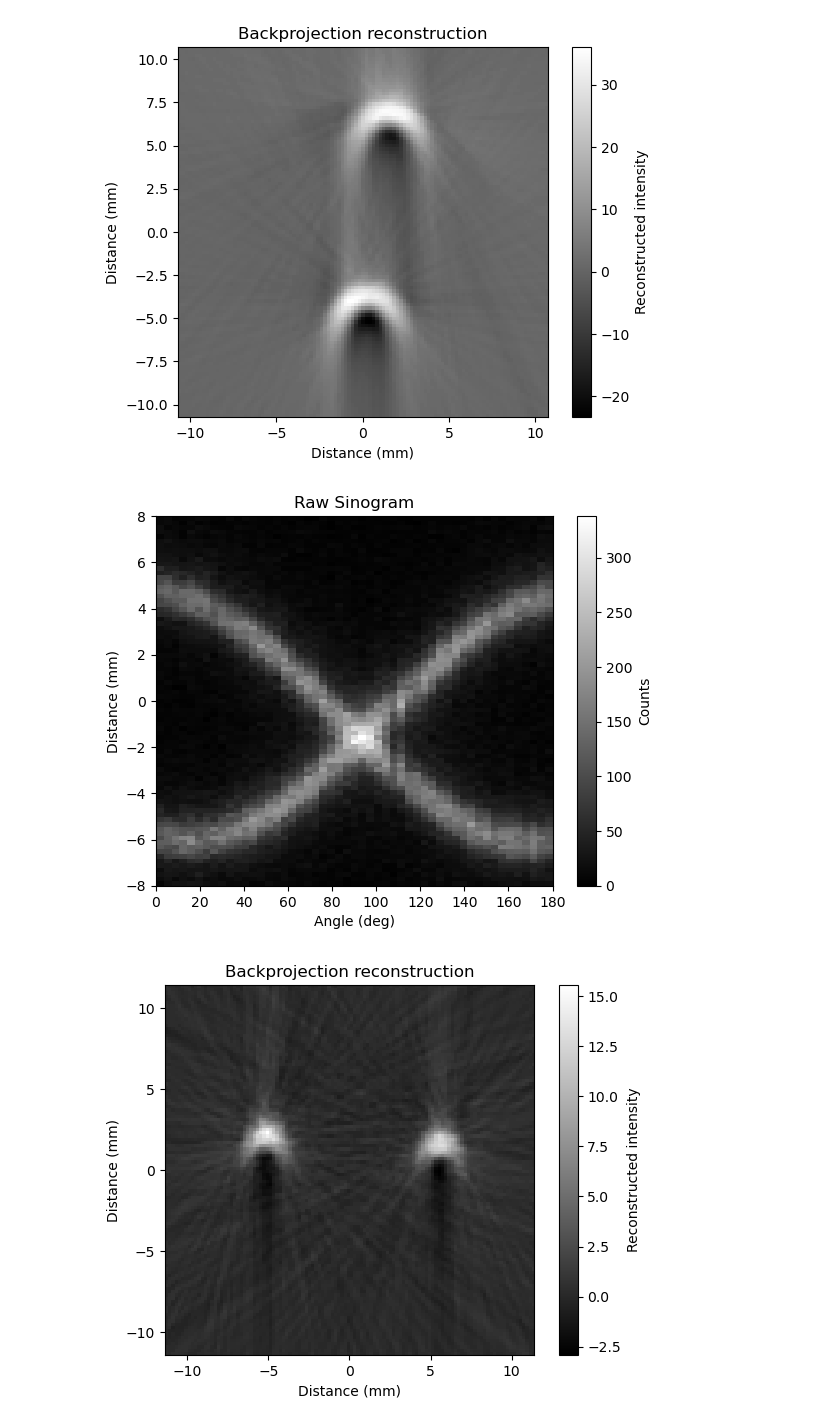
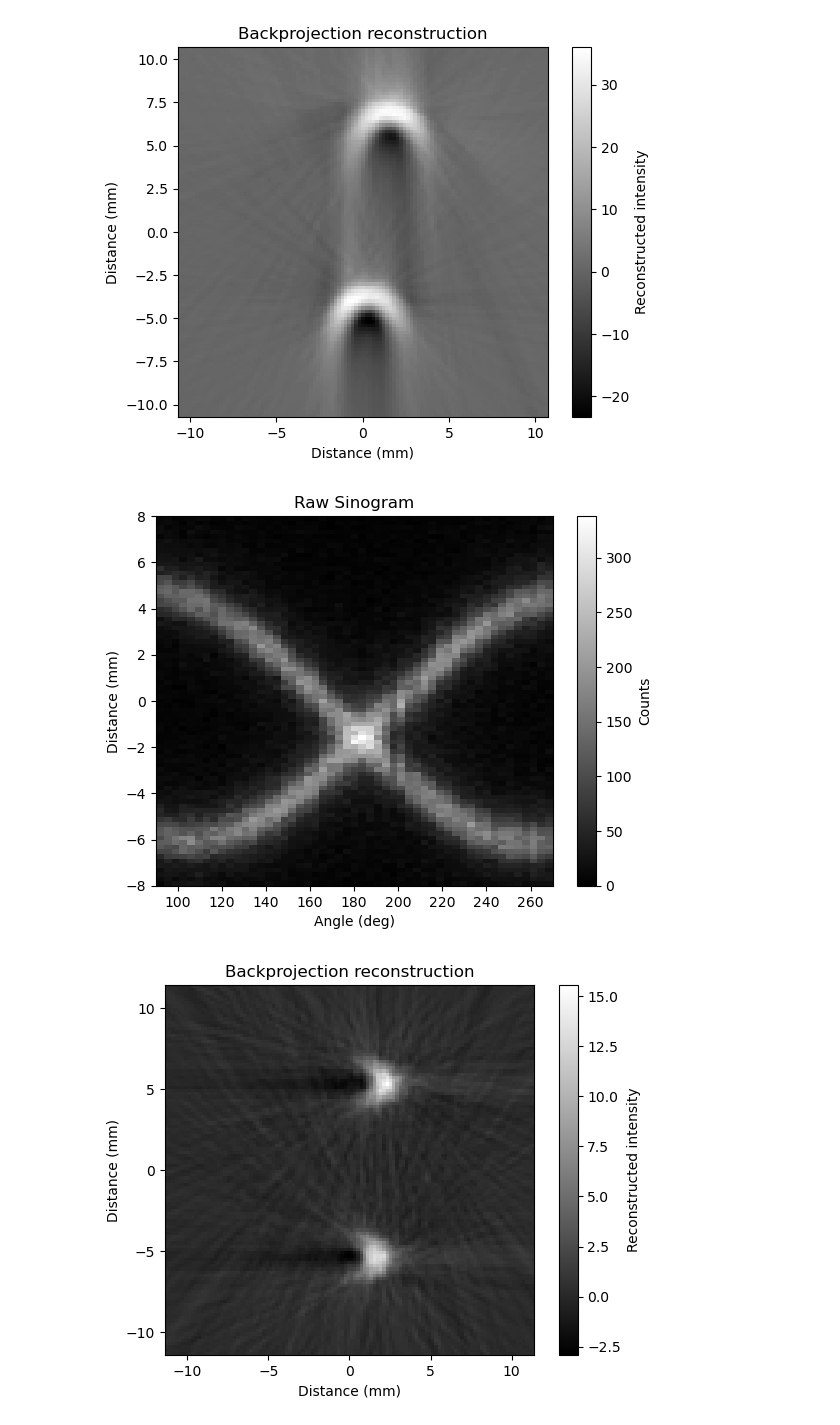
Before and after one commit to MarkZhit/PHYS409-PET, a Jupyter notebook: SinogramAnalysis.ipynb, the cells around one changed output. Drawn from its saved outputs; the diff is of its cells as text; code cells hidden in the pictures.

Commit message:
fixed initial angle of the measurement since wednesday

```diff
--- a/SinogramAnalysis.ipynb
+++ b/SinogramAnalysis.ipynb
@@ -193,18 +193,18 @@ m.display_reconstructed_image(recon, recon_distance, "measurement jan26 reconstr
 # %%
 directory = "./data/Measurement 2026-01-28"
 countArr, uCountArr, distance, angles = m.readSinogram(directory)
 # print(distance)
-angles = angles + 180
+angles = angles + 270
 m.display_raw_sinogram(countArr, distance, angles, "measurement jan28 sinogram")
 # print(countArr.shape)
 recon = iradon(countArr, theta=angles, output_size=int(len(distance) * np.sqrt(2)), filter_name="cosine", circle=False)
 
 dimx, dimy = recon.shape # dims are the same since it has to be square
 total_physical_width = dimx * (distance[1]- distance[0])
 half_width = total_physical_width / 2
 recon_distance = np.linspace(-half_width, half_width, dimx)
 
 m.display_reconstructed_image(recon, recon_distance, "measurement jan28 reconstruction")
 # %% [output]
-[figure, old version]
+[figure, new version]
-[figure, old version]
+[figure, new version]
```
Also changed, not shown: 2 other files.
